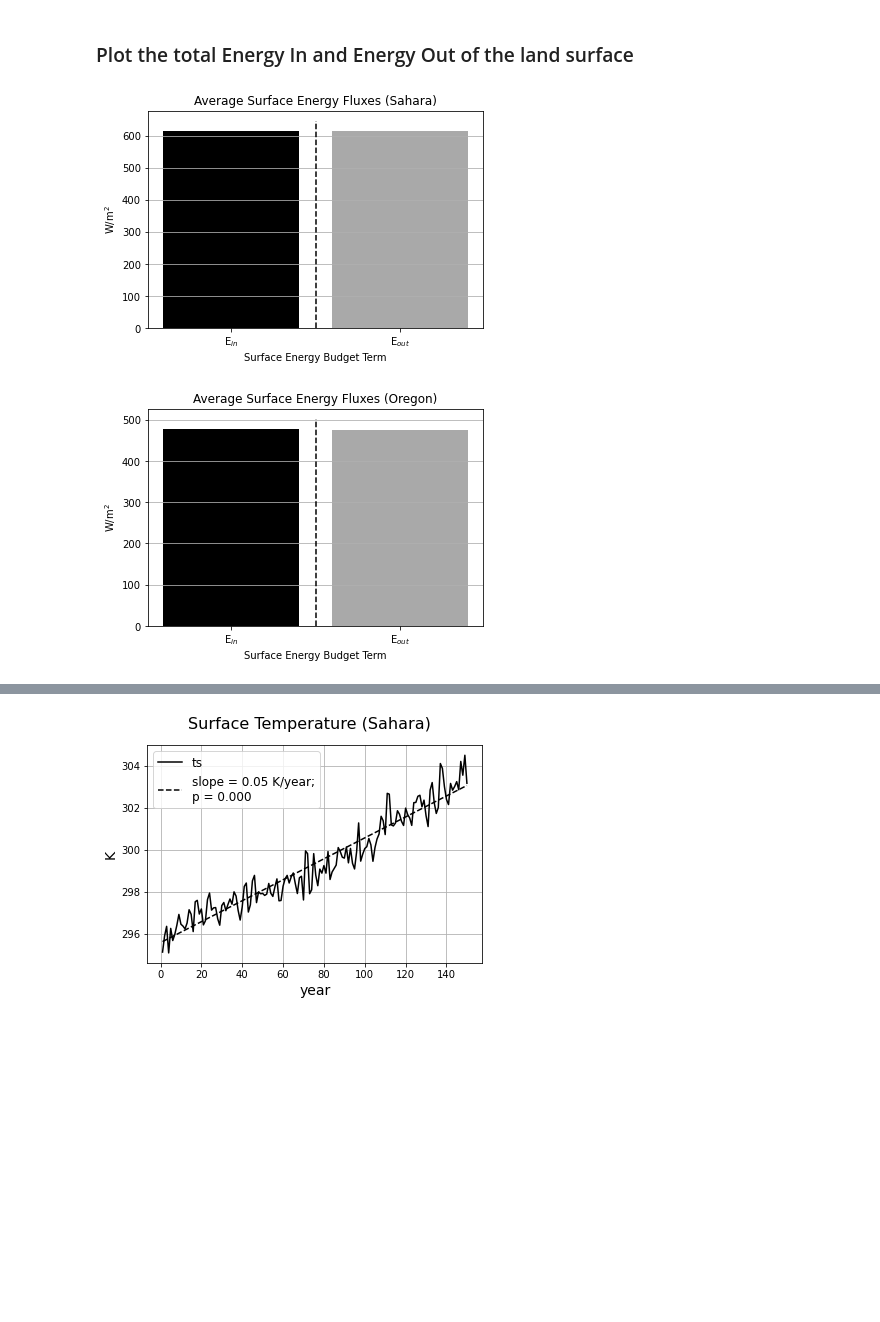
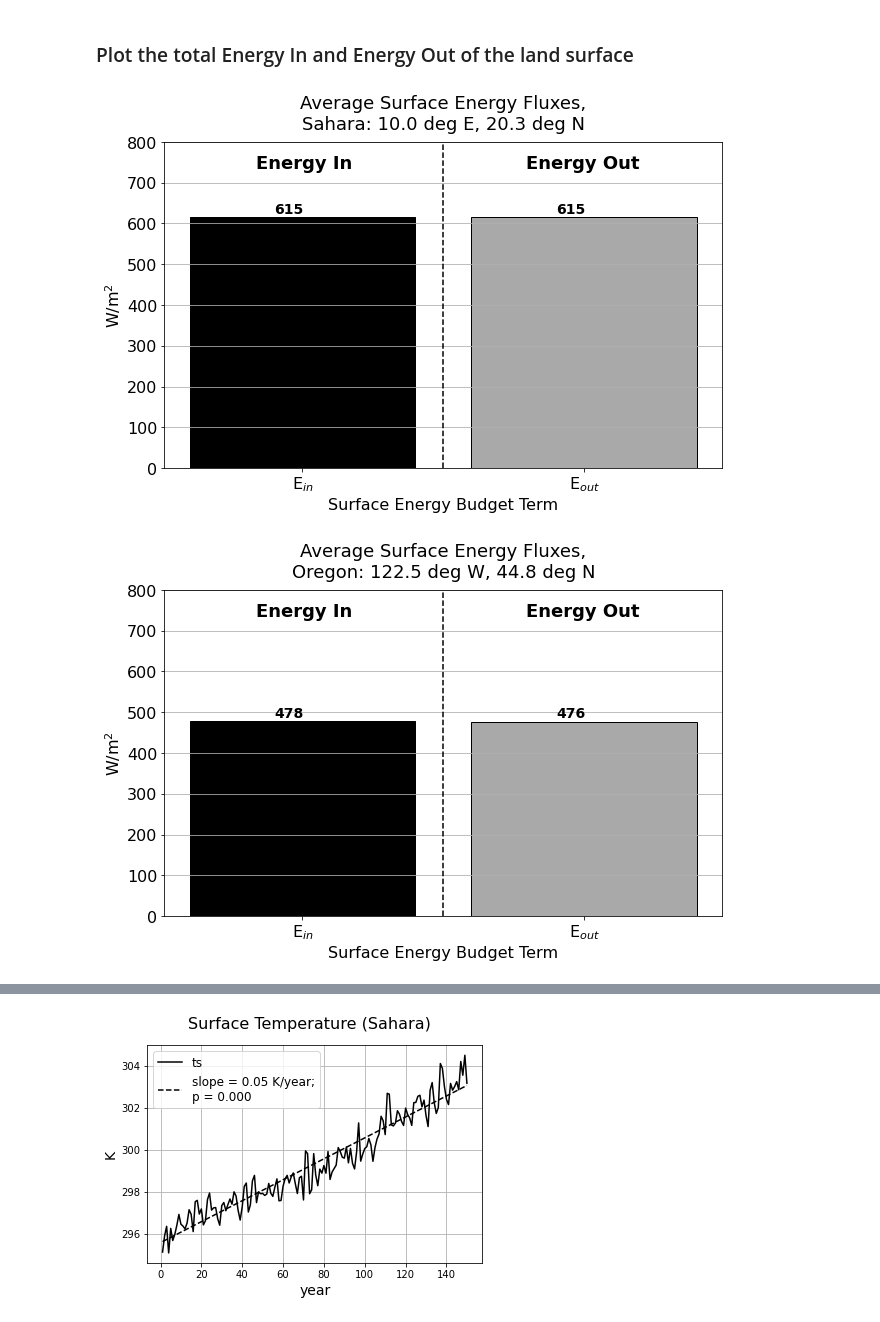
Before and after one commit to marysa/surface_energy_budget, a Jupyter notebook: SurfaceEnergyBudgetAnalysis.ipynb, the cells around one changed output, grey strips where cells are left out. Saved outputs shown, nothing was run; the diff lists cells and outputs as text; code cells hidden in the pictures; blank space fills up the shorter version.

```diff
--- a/SurfaceEnergyBudgetAnalysis.ipynb
+++ b/SurfaceEnergyBudgetAnalysis.ipynb
@@ -214,53 +214,67 @@ for loc in ['Sahara','Oregon','Amazon','NewGuinea','Siberia']:
 
     ds = ds_dict[loc].sel(year=slice(1,10)).mean('year')
 
-    # energy into the land surface:
+    fig = plt.figure(figsize=[10,6])
+
     Ein = float( ds['rsds'].values + ds['rlds'].values )
     Eout = float( ds['rsus'].values + ds['rlus'].values + ds['hfls'].values + ds['hfss'].values )
 
-#     SW_up = ds['rsus'].values
-#     net_SW = float((ds['rsds'] - ds['rsus']).values)
-#     LW_down = float(ds['rlds'].values)
-
-#     # energy out of the land surface:
-#     LW_up = float(ds['rlus'].values)
-#     LH = float(ds['hfls'].values)
-#     SH = float(ds['hfss'].values)
 
     labels = ['E$_{in}$',  'E$_{out}$',]
     values = [Ein,Eout,]
     colors = ['black','darkgray',]
 
     y_pos = np.arange(len(values))
 
     # Create bars
-    plt.bar(y_pos, values,color=colors)
+    plt.bar(y_pos, values,color=colors,edgecolor = 'k')
 
     # Create names on the x-axis
     plt.xticks(y_pos, labels)
 
 
-    ylim = plt.ylim()
+    # add text showing the exact value of each bar
+    ax = plt.gca()
+    for i, v in enumerate(values):
+        ax.text(i - 0.1 , v + 10, '%1.0f'%v, color='k', fontweight='bold',fontsize=14)
+
+
+    # Label Energy In / Energy Out sides of graph and add a dividing line
+    plt.ylim(0,800)
+    ylim = ax.get_ylim()
     plt.plot([(y_pos[1] + y_pos[0])/2 , (y_pos[1] + y_pos[0])/2 ],
              [ylim[0], ylim[1]],
              'k--')
+    plt.grid(':',zorder=-5,axis='y')
 
-    ax = plt.gca()
-#     plt.text(1/5,0.9,'Energy In',ha='center',transform=ax.transAxes)
-#     plt.text(3.5/5,0.9,'Energy Out',ha='center',transform=ax.transAxes)
+    plt.text(1/4,0.92,'Energy In',ha='center',transform=ax.transAxes,fontsize=18,fontweight='bold')
+    plt.text(3/4,0.92,'Energy Out',ha='center',transform=ax.transAxes,fontsize=18,fontweight='bold')
+
+    ax.tick_params(axis='both',labelsize=16)
 
 
+    # make a string of the latitude/longitude to add to the figure:
+    if float(ds.lon.values)>180:
+        lon_str = '%1.1f deg W'%(360 - float(ds.lon.values))
+    else:
+        lon_str = '%1.1f deg E'%float(ds.lon.values)
 
-    plt.title('Average Surface Energy Fluxes (%s)'%loc)
+    if float(ds.lat.values)>=0:
+        lat_str = '%1.1f deg N'%(float(ds.lat.values))
+    else:
+        lat_str = '%1.1f deg S'%np.abs(float(ds.lat.values))
 
-    plt.ylabel('W/m$^2$')
-    plt.xlabel('Surface Energy Budget Term')
+    # Label the axes and give figure a title
+    plt.title('Average Surface Energy Fluxes,\n%s: %s, %s'%(loc,lon_str,lat_str),fontsize=18,y=1.02)
 
-    plt.grid(':',zorder=-5,axis='y')
+    plt.ylabel('W/m$^2$',fontsize=16)
+    plt.xlabel('Surface Energy Budget Term',fontsize=16)
+
+
 
     plt.show()
 
     plt.close()
 # %% [output]
-[figure, old version]
+[figure, new version]
-[figure, old version]
+[figure, new version]
```
Also changed, not shown: parts of 22 cells of this notebook.
